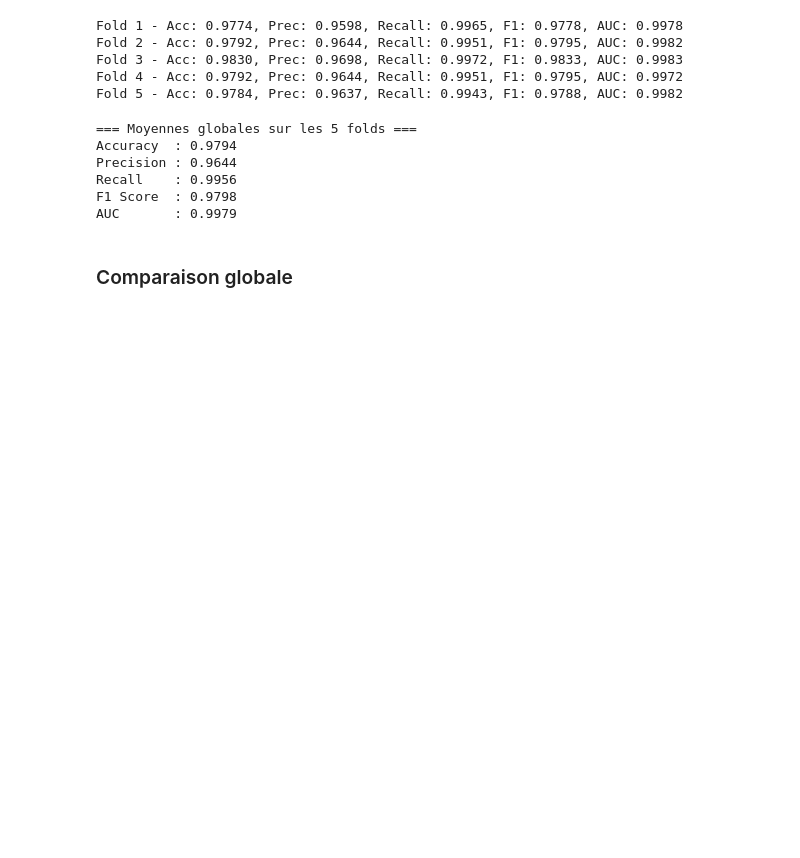
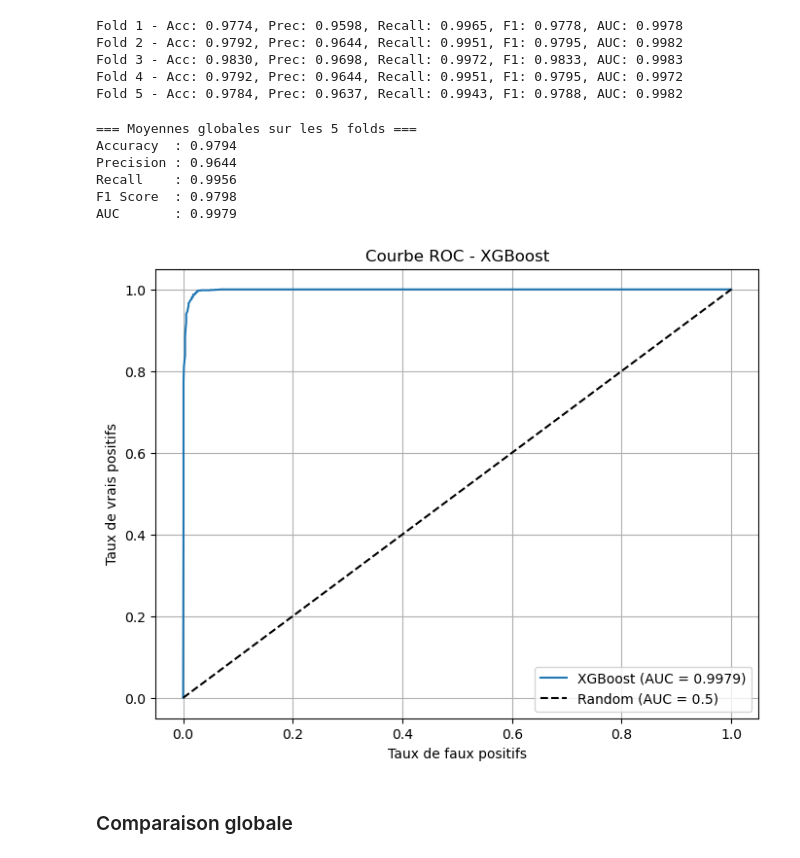
Before and after one commit to imayumi03/Projet_IA, a Jupyter notebook: notebook.ipynb, the cells around one changed output. Saved outputs shown, nothing was run; the diff lists cells and outputs as text; code cells hidden in the pictures; blank space fills up the shorter version.

```diff
--- a/model.ipynb
+++ b/notebook.ipynb
@@ -558,6 +554,20 @@ Precision : 0.9644
 Recall    : 0.9956
 F1 Score  : 0.9798
 AUC       : 0.9979
+# %%
+fpr_XGB, tpr_XGB, _ = roc_curve(y_test, y_proba)
+
+plt.figure(figsize=(8,6))
+plt.plot(fpr_rf, tpr_rf, label=f"XGBoost (AUC = {np.mean(auc_scores):.4f})")
+plt.plot([0, 1], [0, 1], 'k--', label="Random (AUC = 0.5)")
+plt.xlabel("Taux de faux positifs")
+plt.ylabel("Taux de vrais positifs")
+plt.title("Courbe ROC - XGBoost")
+plt.legend()
+plt.grid(True)
+plt.show()
+# %% [output]
+[figure, added]
 # %% [markdown]
 ### Comparaison globale
 # %%
```
Also changed, not shown: parts of 7 cells of this notebook.
